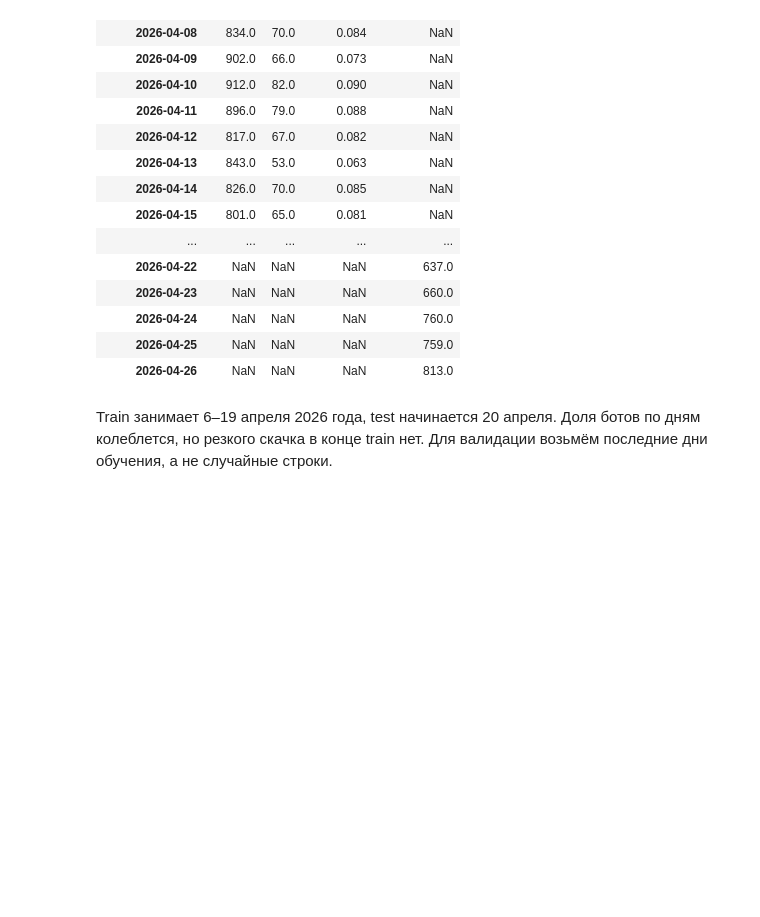
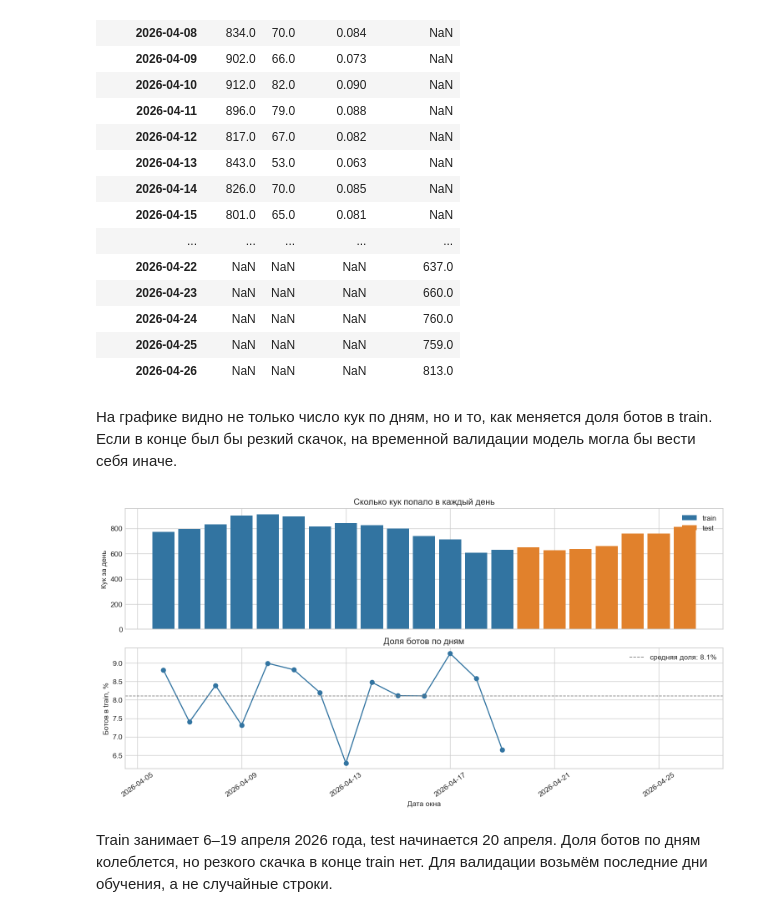
Before and after one commit to artem-melikhov/bot-detection-challenge, a Jupyter notebook: 01_eda.ipynb, the cells around one changed output. Drawn from its saved outputs; the diff is of its cells as text; code cells hidden in the pictures; blank space fills up the shorter version.

```diff
--- a/01_eda.ipynb
+++ b/01_eda.ipynb
@@ -5,10 +21,13 @@
 # %%
 from pathlib import Path
 import pandas as pd
+import numpy as np
 import matplotlib.pyplot as plt
 from IPython.display import display
 
 plt.style.use("seaborn-v0_8-whitegrid")
+plt.rcParams.update({"figure.dpi": 125, "font.size": 10})
+BLUE, ORANGE = "#3274A1", "#E1812C"
 data_dir = Path("data")
 train = pd.read_csv(data_dir / "train.csv", parse_dates=["cookie_created_at", "window_start_ts", "window_end_ts"])
 test = pd.read_csv(data_dir / "test.csv", parse_dates=["cookie_created_at", "window_start_ts", "window_end_ts"])
@@ -67,6 +86,24 @@ display(pd.concat([by_day, test_by_day], axis=1).round(3))
 | 2026-04-24 | NaN | NaN | NaN | 760.0 |
 | 2026-04-25 | NaN | NaN | NaN | 759.0 |
 | 2026-04-26 | NaN | NaN | NaN | 813.0 |
+# %% [markdown]
+На графике видно не только число кук по дням, но и то, как меняется доля ботов в train. Если в конце был бы резкий скачок, на временной валидации модель могла бы вести себя иначе.
+# %%
+fig, axes = plt.subplots(2, 1, figsize=(12, 6), sharex=True, layout="constrained")
+axes[0].bar(by_day.index, by_day.cookies, width=0.85, color=BLUE, label="train")
+axes[0].bar(test_by_day.index, test_by_day, width=0.85, color=ORANGE, label="test")
+axes[0].set(ylabel="Кук за день", title="Сколько кук попало в каждый день")
+axes[0].legend(frameon=False)
+
+axes[1].plot(by_day.index, by_day.bot_share * 100, marker="o", color=BLUE)
+axes[1].axhline(train.target.mean() * 100, color="gray", linestyle="--", linewidth=1,
+                label=f"средняя доля: {train.target.mean():.1%}")
+axes[1].set(ylabel="Ботов в train, %", xlabel="Дата окна", title="Доля ботов по дням")
+axes[1].legend(frameon=False)
+axes[1].tick_params(axis="x", rotation=35)
+plt.show()
+# %% [output]
+[figure, added]
 # %% [markdown]
 Train занимает 6–19 апреля 2026 года, test начинается 20 апреля. Доля ботов по дням колеблется, но резкого скачка в конце train нет. Для валидации возьмём последние дни обучения, а не случайные строки.
 # %% [markdown]
```
Also changed, not shown: parts of 15 cells of this notebook.
